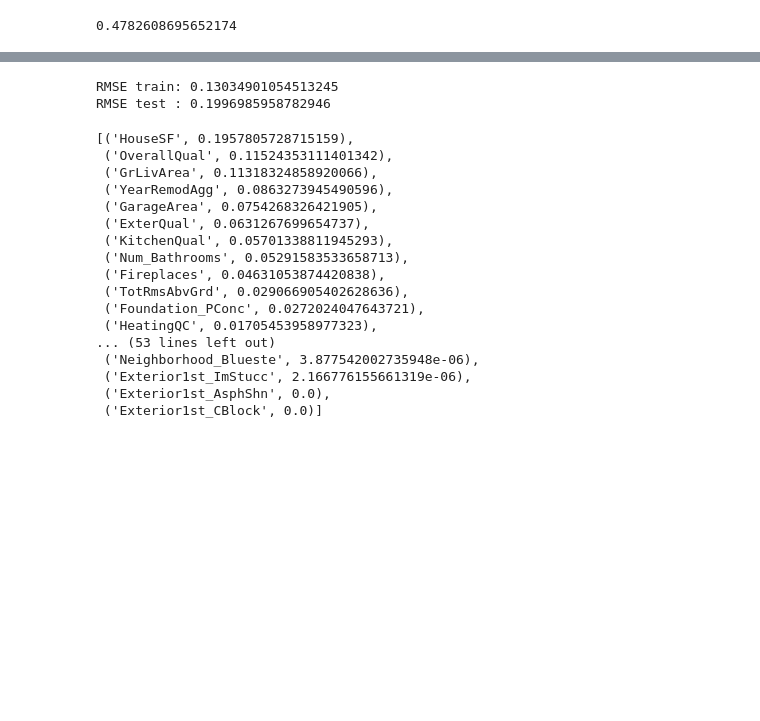
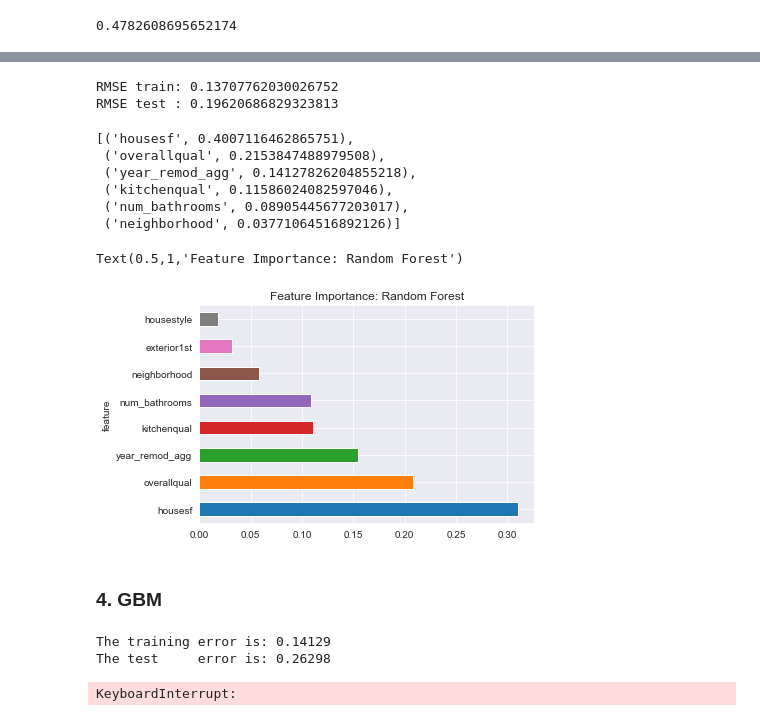
Before and after one commit to atsigman/putb_nycdsa_kaggle, a Jupyter notebook: kaggle_models.ipynb, the cells around one changed output, grey strips where cells are left out. Saved outputs shown, nothing was run; the diff lists cells and outputs as text; code cells hidden in the pictures; blank space fills up the shorter version.

Commit message:
modified random forest, added xgboost

```diff
--- a/kaggle_models.ipynb
+++ b/kaggle_models.ipynb
@@ -198,16 +273,17 @@ The test     error is: 0.33463
 # %%
 grid_para_forest = {
     'n_estimators': range(80, 200, 10),
+    'max_depth': range(3,12),
     'max_features': ['sqrt', 'auto']
 }
 # %%
 gs = GridSearchCV(estimator = RandomForestRegressor(\
                                     min_samples_split=5,\
-                                    max_depth = 10,\
+                                    #max_depth = 10,\
                                     min_samples_leaf=1,\
                                     random_state=42,\
                                     n_jobs=-1),\
                   param_grid = grid_para_forest, n_jobs=-1, cv=5)
 # %%
-gs.fit(x_d_train, y_d_train)
+gs.fit(x_nd_train, y_nd_train)
 # %% [output]
@@ -231,32 +315,21 @@ Best score : 0.764677787370153
 # %%
 forest_final = gs.best_estimator_
-print("RMSE train: {}".format(rmse(y_d_train, forest_final.predict(x_d_train)))) #0.1305
-print("RMSE test : {}".format(rmse(y_d_test,  forest_final.predict(x_d_test)))) #0.1996
+print("RMSE train: {}".format(rmse(y_d_train, forest_final.predict(x_nd_train)))) #0.1044
+print("RMSE test : {}".format(rmse(y_d_test,  forest_final.predict(x_nd_test)))) #0.1962
 # %% [output]
-RMSE train: 0.13034901054513245
-RMSE test : 0.1996985958782946
+RMSE train: 0.13707762030026752
+RMSE test : 0.19620686829323813
 # %%
 
 forest_feature_importance = forest_final.feature_importances_
 
-forest_sorted_features = sorted(list(zip(x_d.columns, forest_feature_importance)), key = lambda kv: kv[1], reverse = True)
+forest_sorted_features = sorted(list(zip(x_nd_le.columns, forest_feature_importance)), key = lambda kv: kv[1], reverse = True)
 
 forest_sorted_features
 # %% [output]
-[('HouseSF', 0.1957805728715159),
- ('OverallQual', 0.11524353111401342),
- ('GrLivArea', 0.11318324858920066),
- ('YearRemodAgg', 0.0863273945490596),
- ('GarageArea', 0.0754268326421905),
- ('ExterQual', 0.0631267699654737),
- ('KitchenQual', 0.05701338811945293),
- ('Num_Bathrooms', 0.05291583533658713),
- ('Fireplaces', 0.04631053874420838),
- ('TotRmsAbvGrd', 0.029066905402628636),
- ('Foundation_PConc', 0.0272024047643721),
- ('HeatingQC', 0.01705453958977323),
-... (53 lines left out)
- ('Neighborhood_Blueste', 3.877542002735948e-06),
- ('Exterior1st_ImStucc', 2.166776155661319e-06),
- ('Exterior1st_AsphShn', 0.0),
- ('Exterior1st_CBlock', 0.0)]
+[('housesf', 0.4007116462865751),
+ ('overallqual', 0.2153847488979508),
+ ('year_remod_agg', 0.14127826204855218),
+ ('kitchenqual', 0.11586024082597046),
+ ('num_bathrooms', 0.08905445677203017),
+ ('neighborhood', 0.03771064516892126)]
@@ -264,0 +336,12 @@ forest_sorted_features
+# %%
+#graph feature importances of top 25 features
+
+a, b = zip(*forest_sorted_features)
+importance_score = pd.DataFrame({'feature':a, 'score':b})
+importance_score.plot.barh(x='feature', y='score', legend=None)
+plt.title('Feature Importance: Random Forest')
+# %% [output]
+Text(0.5,1,'Feature Importance: Random Forest')
+[figure, added]
+# %% [markdown]
+### 4. GBM
@@ -264,0 +350,23 @@ forest_sorted_features
+# %%
+gbm_1 = gbm.fit(x_nd_train, y_nd_train)
+
+print("The training error is: %.5f" % (1- gbm.score(x_nd_train, y_nd_train)))
+print("The test     error is: %.5f" % (1 - gbm.score(x_nd_test, y_nd_test)))
+# %% [output]
+The training error is: 0.14129
+The test     error is: 0.26298
+# %%
+from sklearn.metrics import r2_score
+n_estimators = 50100
+steps = range(100, 50100, 1000)
+
+gbm.set_params(learning_rate = 1, n_estimators=n_estimators, max_depth=3)
+gbm.fit(x_nd_train, y_nd_train)
+gen = gbm.staged_predict(x_nd_train)
+r2_rate1 = []
+for n in range(n_estimators):
+           predicted_targets = next(gen)
+           if n not in steps: continue
+           r2_rate1.append(r2_score(predicted_targets, y_nd_train))
+# %% [output]
+KeyboardInterrupt:
```
Also changed, not shown: parts of 33 cells of this notebook.
